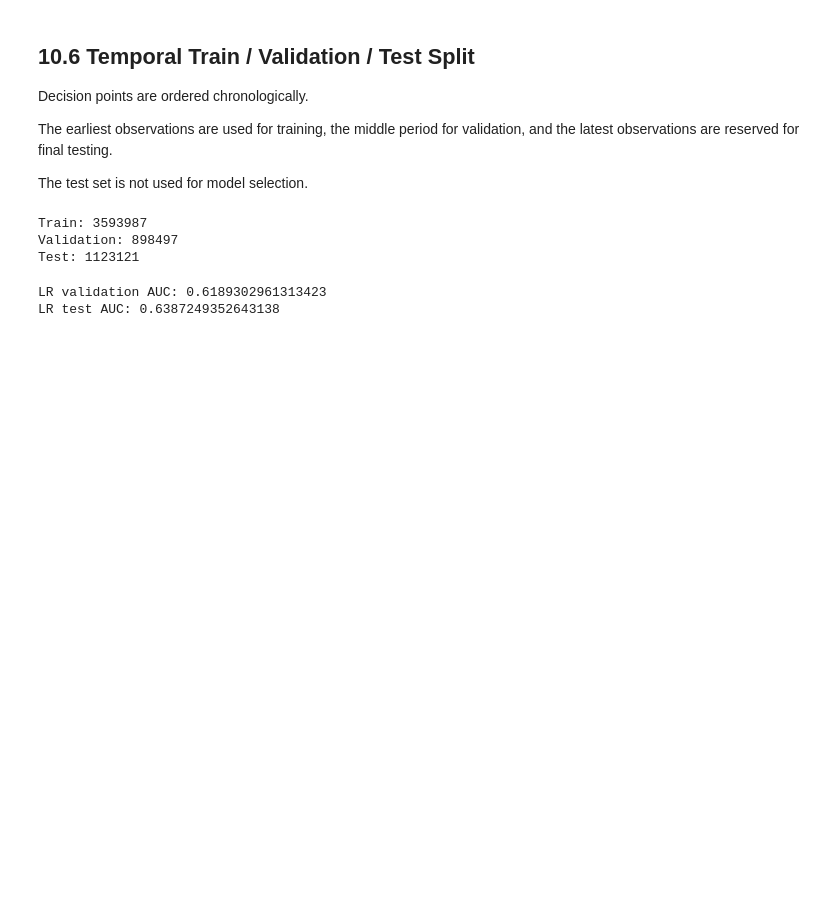
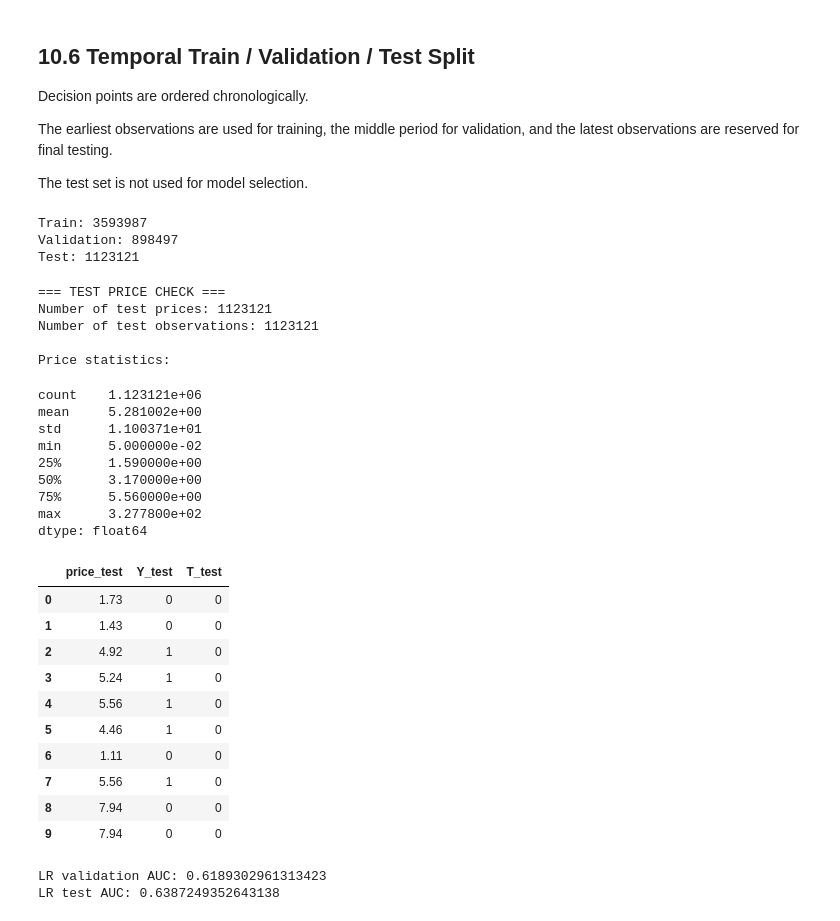
Before and after one commit to BaoVy2810/ecommerce-causal-analysis, a Jupyter notebook: notebooks/Uplift_Promotion_Pipeline.ipynb, the cells around one changed output. Cells and saved outputs as stored; diff of their text form; code cells hidden in the pictures; blank space fills up the shorter version.

```diff
--- a/notebooks/Uplift_Promotion_Pipeline.ipynb
+++ b/notebooks/Uplift_Promotion_Pipeline.ipynb
@@ -2123,6 +2123,65 @@ print(
 Train: 3593987
 Validation: 898497
 Test: 1123121
+# %%
+# ============================================================
+# 10.6.1 TEST-SET PRICE FOR POLICY SIMULATION
+# ============================================================
+
+price_test = (
+    dp_ordered.iloc[test_start:]["price"]
+    .to_numpy()
+    .astype(float)
+)
+
+print("=== TEST PRICE CHECK ===")
+print("Number of test prices:", len(price_test))
+print("Number of test observations:", len(X_test))
+
+if len(price_test) != len(X_test):
+    raise ValueError(
+        f"Mismatch: price_test={len(price_test)}, "
+        f"X_test={len(X_test)}"
+    )
+
+print("\nPrice statistics:")
+display(
+    pd.Series(price_test).describe()
+)
+
+display(
+    pd.DataFrame({
+        "price_test": price_test[:10],
+        "Y_test": Y_test[:10],
+        "T_test": T_test[:10]
+    })
+)
+# %% [output]
+=== TEST PRICE CHECK ===
+Number of test prices: 1123121
+Number of test observations: 1123121
+
+Price statistics:
+count    1.123121e+06
+mean     5.281002e+00
+std      1.100371e+01
+min      5.000000e-02
+25%      1.590000e+00
+50%      3.170000e+00
+75%      5.560000e+00
+max      3.277800e+02
+dtype: float64
+|  | price_test | Y_test | T_test |
+| 0 | 1.73 | 0 | 0 |
+| 1 | 1.43 | 0 | 0 |
+| 2 | 4.92 | 1 | 0 |
+| 3 | 5.24 | 1 | 0 |
+| 4 | 5.56 | 1 | 0 |
+| 5 | 4.46 | 1 | 0 |
+| 6 | 1.11 | 0 | 0 |
+| 7 | 5.56 | 1 | 0 |
+| 8 | 7.94 | 0 | 0 |
+| 9 | 7.94 | 0 | 0 |
 # %%
 # ============================================================
 # 10.7 BASELINE — LOGISTIC REGRESSION
```
Also changed, not shown: parts of 7 cells of this notebook, 1 other file.
